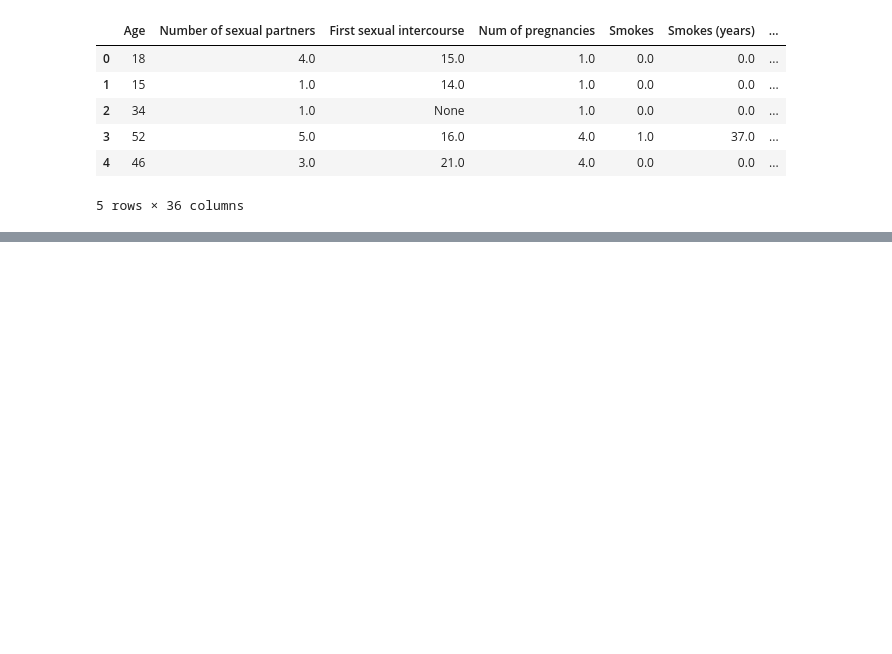
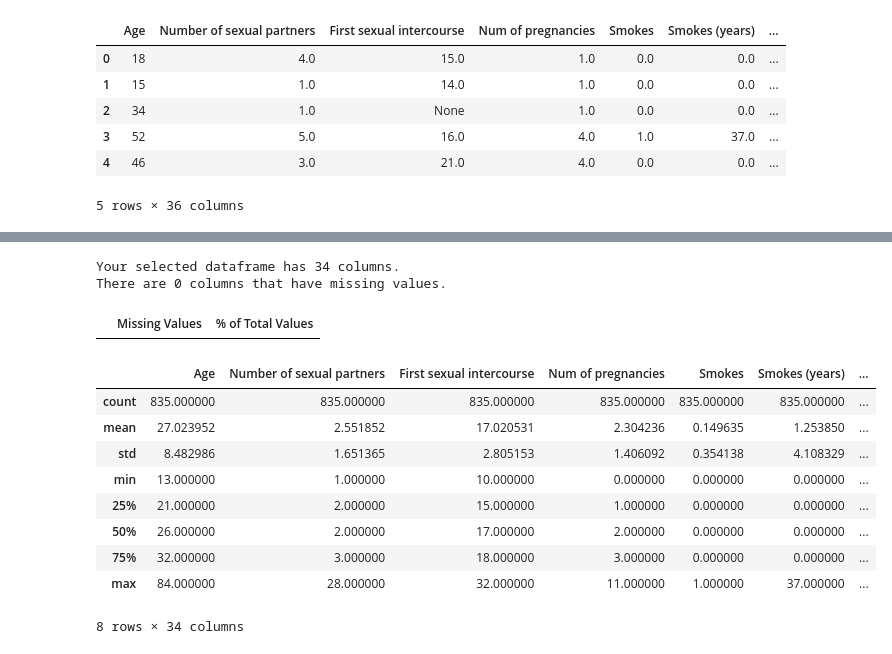
Before and after one commit to va22abb/Msc-Data-Project-Comparative-study-of-machine-learning-algorithms-in-predicting-cervical-cancer, a Jupyter notebook: Cervical_Cancer_Code.ipynb, the cells around one changed output, grey strips where cells are left out. Saved outputs shown, nothing was run; the diff lists cells and outputs as text; code cells hidden in the pictures; blank space fills up the shorter version.

```diff
--- a/Cervical_Cancer_Code.ipynb
+++ b/Cervical_Cancer_Code.ipynb
@@ -82,0 +198,22 @@ memory usage: 241.4 KB
+# %%
+# Visualizing the columns with the missing entries with the number of missing data and the percentage of the missing data
+data_missing= missing_values_table(data)
+data_missing
+# %% [output]
+Your selected dataframe has 34 columns.
+There are 0 columns that have missing values.
+|  | Missing Values | % of Total Values |
+# %%
+# using the describe method to check the statistical summary of the dataset
+data.describe()
+# %% [output]
+|  | Age | Number of sexual partners | First sexual intercourse | Num of pregnancies | Smokes | Smokes (years) | ... |
+| count | 835.000000 | 835.000000 | 835.000000 | 835.000000 | 835.000000 | 835.000000 | ... |
+| mean | 27.023952 | 2.551852 | 17.020531 | 2.304236 | 0.149635 | 1.253850 | ... |
+| std | 8.482986 | 1.651365 | 2.805153 | 1.406092 | 0.354138 | 4.108329 | ... |
+| min | 13.000000 | 1.000000 | 10.000000 | 0.000000 | 0.000000 | 0.000000 | ... |
+| 25% | 21.000000 | 2.000000 | 15.000000 | 1.000000 | 0.000000 | 0.000000 | ... |
+| 50% | 26.000000 | 2.000000 | 17.000000 | 2.000000 | 0.000000 | 0.000000 | ... |
+| 75% | 32.000000 | 3.000000 | 18.000000 | 3.000000 | 0.000000 | 0.000000 | ... |
+| max | 84.000000 | 28.000000 | 32.000000 | 11.000000 | 1.000000 | 37.000000 | ... |
+8 rows × 34 columns
```
Also changed, not shown: parts of 22 cells of this notebook.
